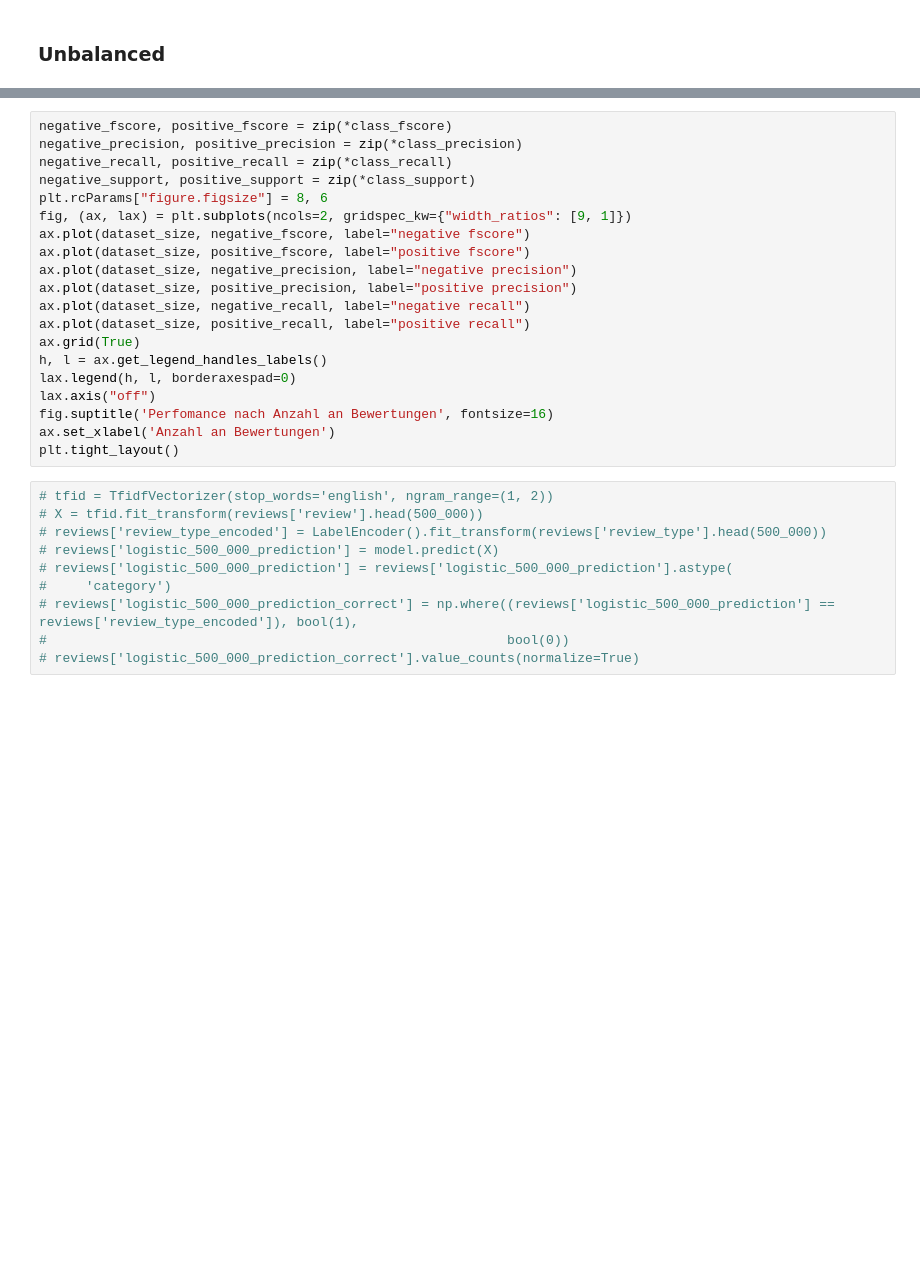
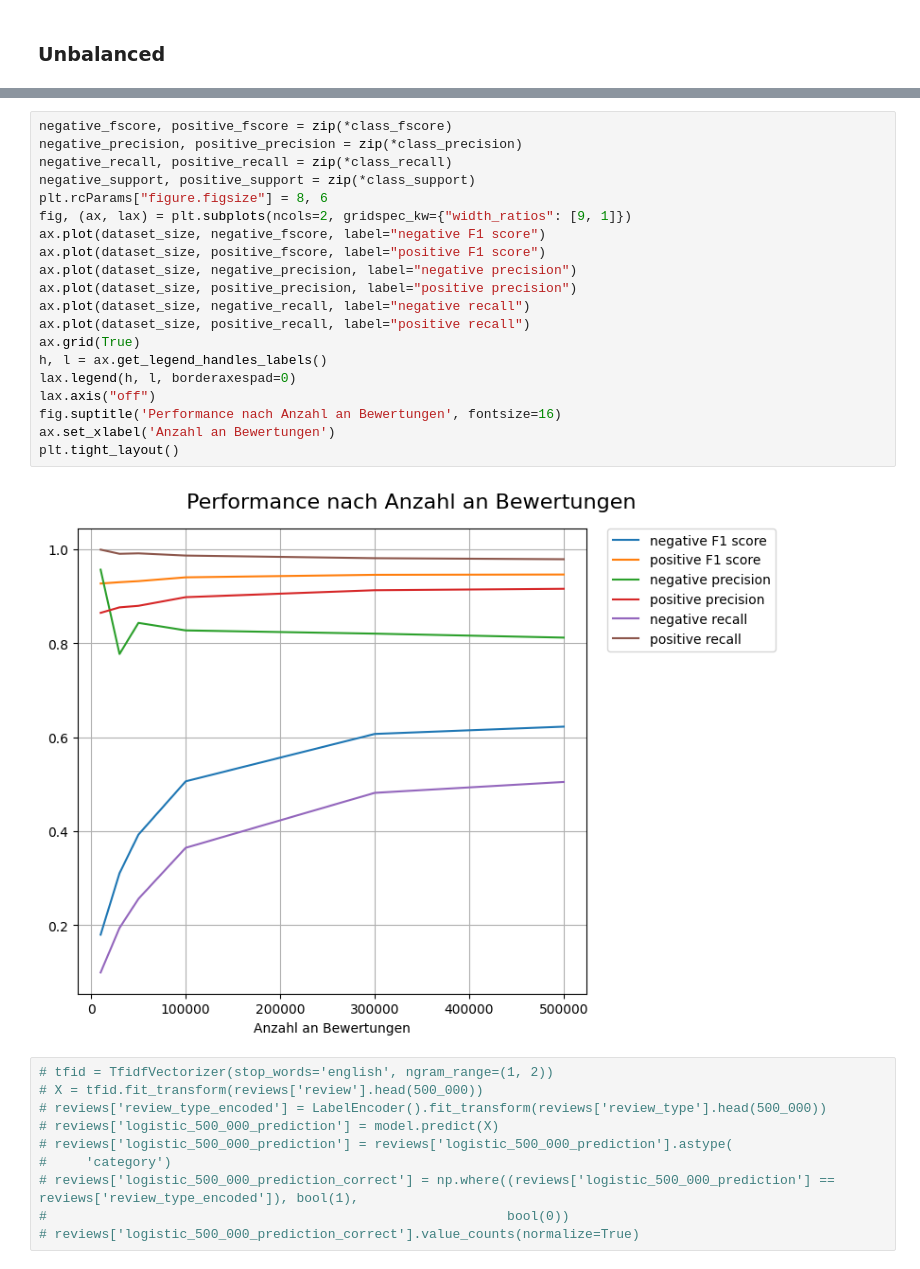
Before and after one commit to OskarRabe/SentimentAnalysis2, a Jupyter notebook: PerformanceVsDatasize.ipynb, the cells around one changed output, grey strips where cells are left out. Drawn from its saved outputs; the diff is of its cells as text; blank space fills up the shorter version.

```diff
--- a/PerformanceVsDatasize.ipynb
+++ b/PerformanceVsDatasize.ipynb
@@ -328,23 +391,25 @@ for report in reports_unbalance:
 # %%
 negative_fscore, positive_fscore = zip(*class_fscore)
 negative_precision, positive_precision = zip(*class_precision)
 negative_recall, positive_recall = zip(*class_recall)
 negative_support, positive_support = zip(*class_support)
 plt.rcParams["figure.figsize"] = 8, 6
 fig, (ax, lax) = plt.subplots(ncols=2, gridspec_kw={"width_ratios": [9, 1]})
-ax.plot(dataset_size, negative_fscore, label="negative fscore")
-ax.plot(dataset_size, positive_fscore, label="positive fscore")
+ax.plot(dataset_size, negative_fscore, label="negative F1 score")
+ax.plot(dataset_size, positive_fscore, label="positive F1 score")
 ax.plot(dataset_size, negative_precision, label="negative precision")
 ax.plot(dataset_size, positive_precision, label="positive precision")
 ax.plot(dataset_size, negative_recall, label="negative recall")
 ax.plot(dataset_size, positive_recall, label="positive recall")
 ax.grid(True)
 h, l = ax.get_legend_handles_labels()
 lax.legend(h, l, borderaxespad=0)
 lax.axis("off")
-fig.suptitle('Perfomance nach Anzahl an Bewertungen', fontsize=16)
+fig.suptitle('Performance nach Anzahl an Bewertungen', fontsize=16)
 ax.set_xlabel('Anzahl an Bewertungen')
 plt.tight_layout()
+# %% [output]
+[figure, added]
 # %%
 # tfid = TfidfVectorizer(stop_words='english', ngram_range=(1, 2))
 # X = tfid.fit_transform(reviews['review'].head(500_000))
```
Also changed, not shown: parts of 11 cells of this notebook, 3 other files.
